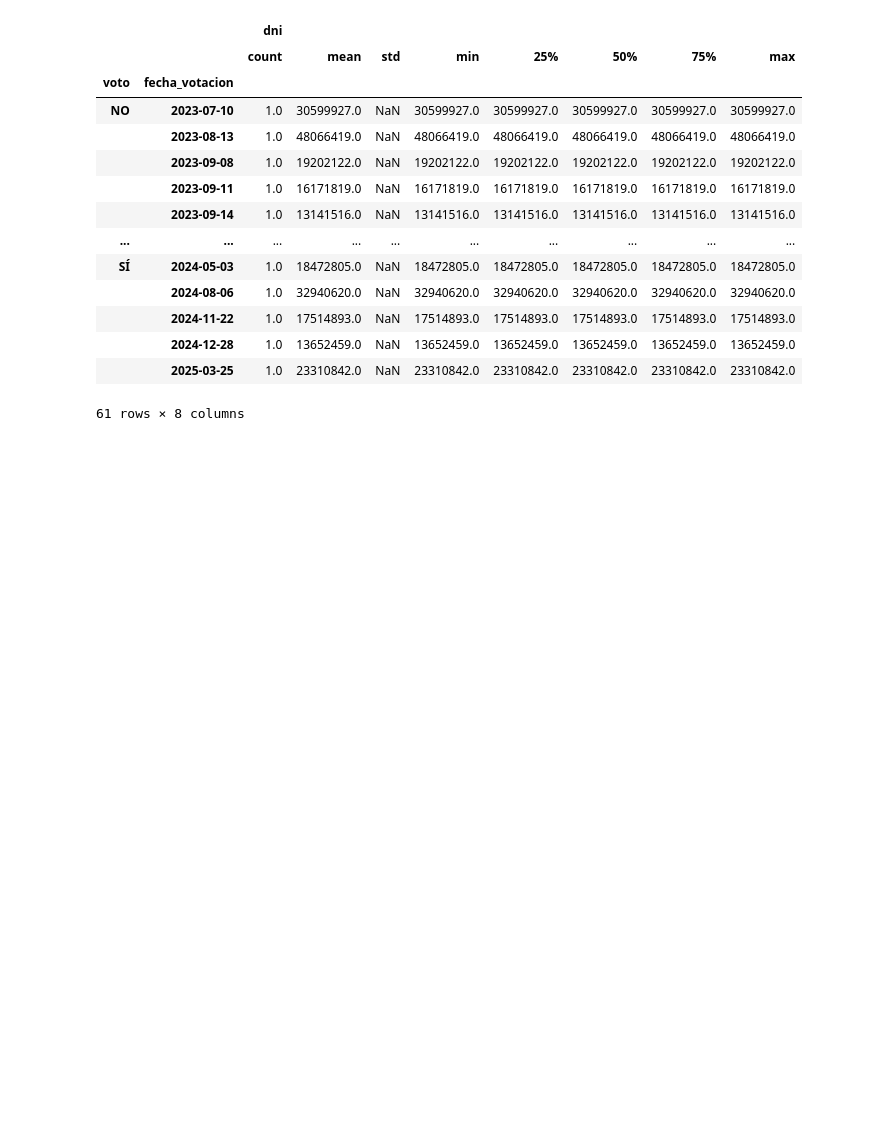
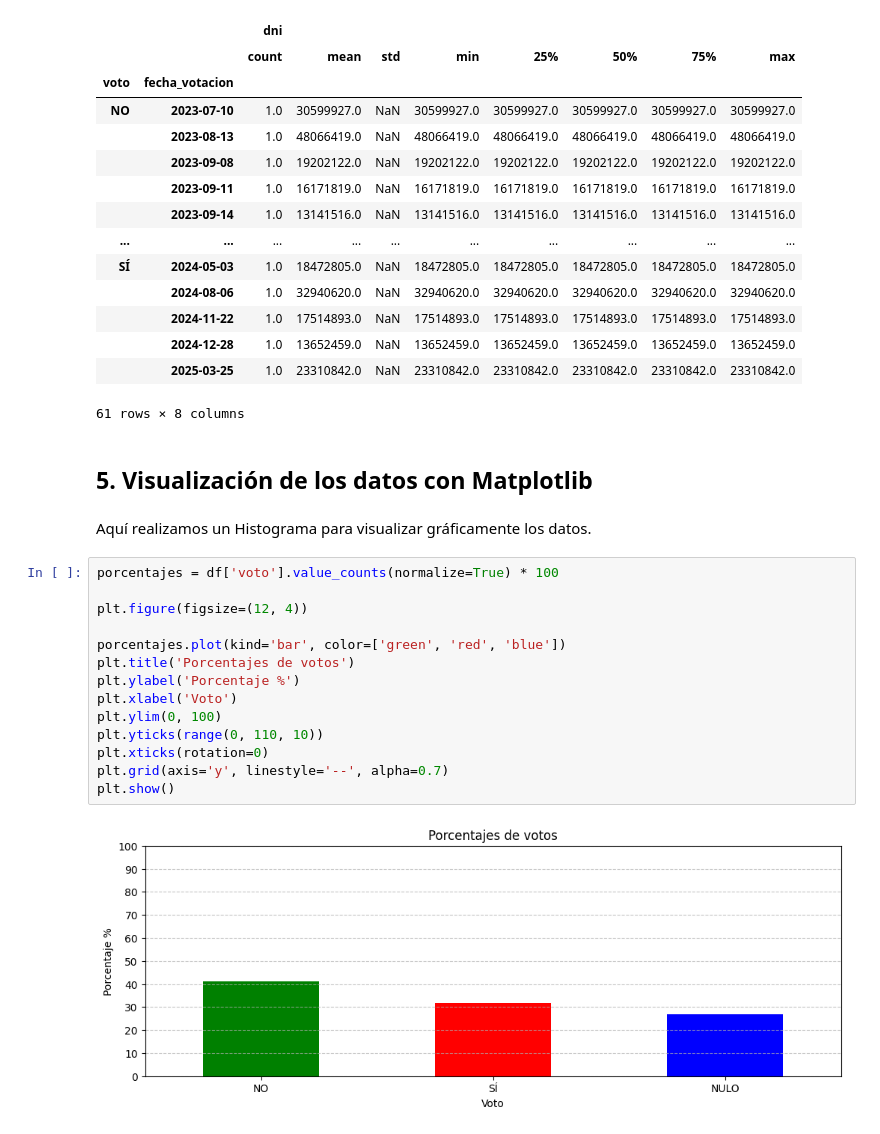
Before and after one commit to GastonFlorenciano/parcial1_tlp3_Gaston_Florenciano, a Jupyter notebook: main.ipynb, the cells around one changed output. Cells and saved outputs as stored; diff of their text form; blank space fills up the shorter version.

Commit message:
chore: :sparkles: Visualizar gráficamente los datos

```diff
--- a/main.ipynb
+++ b/main.ipynb
@@ -258,3 +258,23 @@ df.groupby(['voto', 'fecha_votacion']).describe()
 |  | 2024-12-28 | 1.0 | 13652459.0 | NaN | 13652459.0 | 13652459.0 | 13652459.0 | 13652459.0 | 13652459.0 |
 |  | 2025-03-25 | 1.0 | 23310842.0 | NaN | 23310842.0 | 23310842.0 | 23310842.0 | 23310842.0 | 23310842.0 |
 61 rows × 8 columns
+# %% [markdown]
+## **5. Visualización de los datos con Matplotlib**
+# %% [markdown]
+Aquí realizamos un Histograma para visualizar gráficamente los datos.
+# %%
+porcentajes = df['voto'].value_counts(normalize=True) * 100
+
+plt.figure(figsize=(12, 4))
+
+porcentajes.plot(kind='bar', color=['green', 'red', 'blue'])
+plt.title('Porcentajes de votos')
+plt.ylabel('Porcentaje %')
+plt.xlabel('Voto')
+plt.ylim(0, 100)
+plt.yticks(range(0, 110, 10))
+plt.xticks(rotation=0)
+plt.grid(axis='y', linestyle='--', alpha=0.7)
+plt.show()
+# %% [output]
+[figure, added]
```
